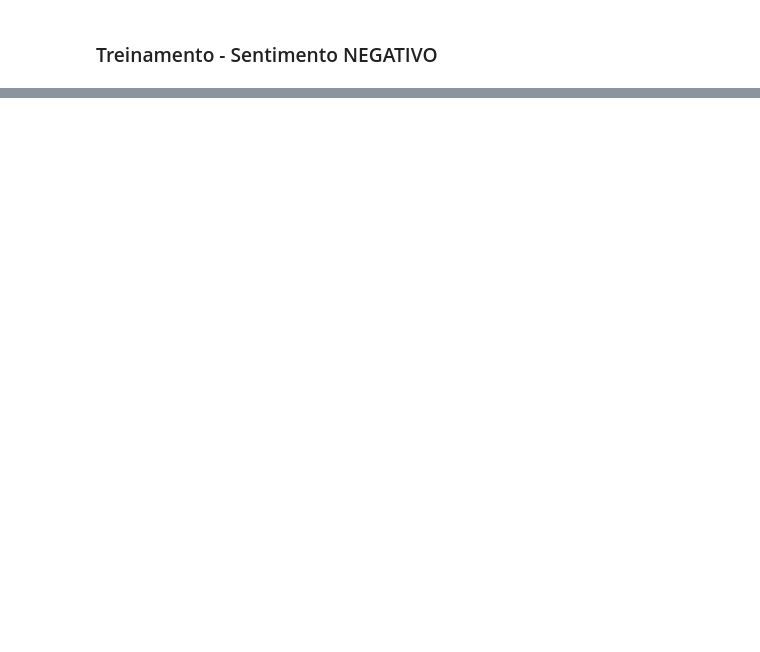
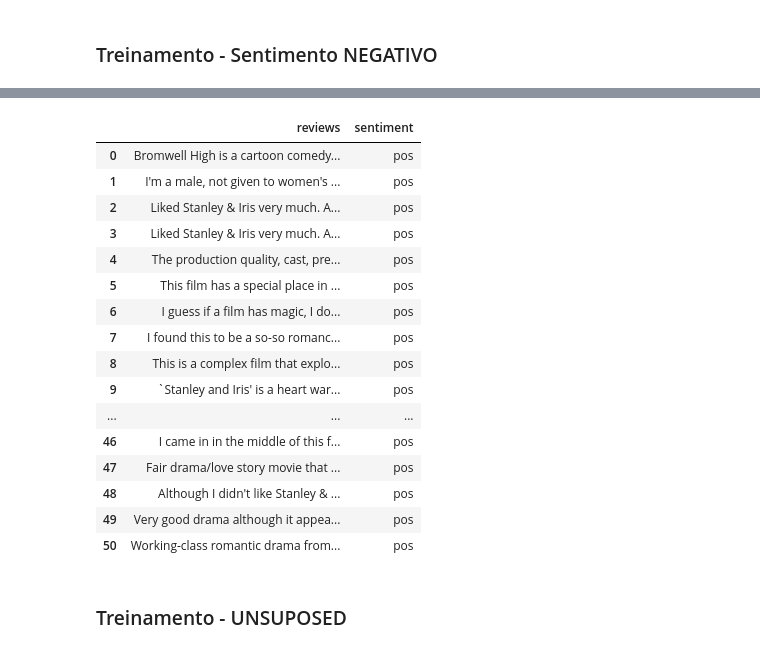
Before and after one commit to dgavieira/NLP-Celero, a Jupyter notebook: NLP_Teste.ipynb, the cells around one changed output, grey strips where cells are left out. Drawn from its saved outputs; the diff is of its cells as text; code cells hidden in the pictures; blank space fills up the shorter version.

```diff
--- a/NLP_Teste.ipynb
+++ b/NLP_Teste.ipynb
@@ -10,0 +238,4 @@ import pandas as pd
+# %%
+df_train_pos = pd.read_csv('https://drive.google.com/uc?id=1HCybdmPv4gOAI2kQCb5lz8aTMDTNVrr0', encoding='utf8', header=None)
+df_train_pos = df_train_pos.T # transpondo o dataframe para ficar no formato usual
+df_train_pos
@@ -10,0 +260,3 @@ import pandas as pd
+# %%
+df_train_pos.columns = ['reviews']
+df_train_pos
@@ -10,0 +281,23 @@ import pandas as pd
+# %%
+df_train_pos.loc[:,'sentiment'] = 'pos'
+df_train_pos
+# %% [output]
+|  | reviews | sentiment |
+| 0 | Bromwell High is a cartoon comedy... | pos |
+| 1 | I'm a male, not given to women's ... | pos |
+| 2 | Liked Stanley & Iris very much. A... | pos |
+| 3 | Liked Stanley & Iris very much. A... | pos |
+| 4 | The production quality, cast, pre... | pos |
+| 5 | This film has a special place in ... | pos |
+| 6 | I guess if a film has magic, I do... | pos |
+| 7 | I found this to be a so-so romanc... | pos |
+| 8 | This is a complex film that explo... | pos |
+| 9 | `Stanley and Iris' is a heart war... | pos |
+| ... | ... | ... |
+| 46 | I came in in the middle of this f... | pos |
+| 47 | Fair drama/love story movie that ... | pos |
+| 48 | Although I didn't like Stanley & ... | pos |
+| 49 | Very good drama although it appea... | pos |
+| 50 | Working-class romantic drama from... | pos |
+# %% [markdown]
+### Treinamento - UNSUPOSED
```
Also changed, not shown: parts of 36 cells of this notebook.
